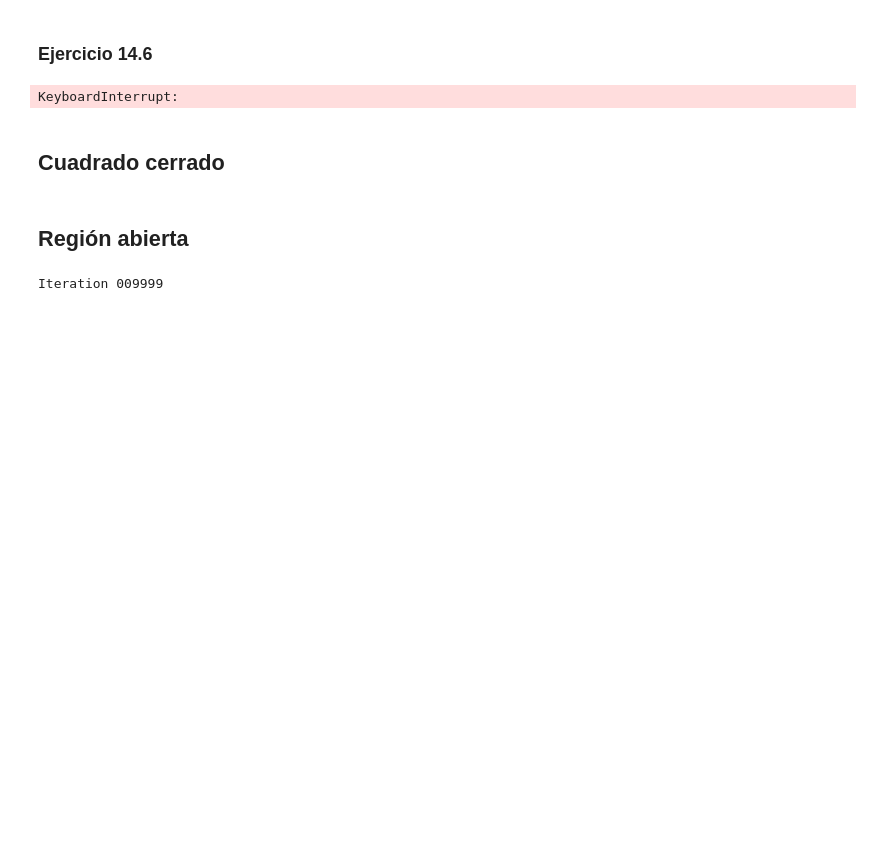
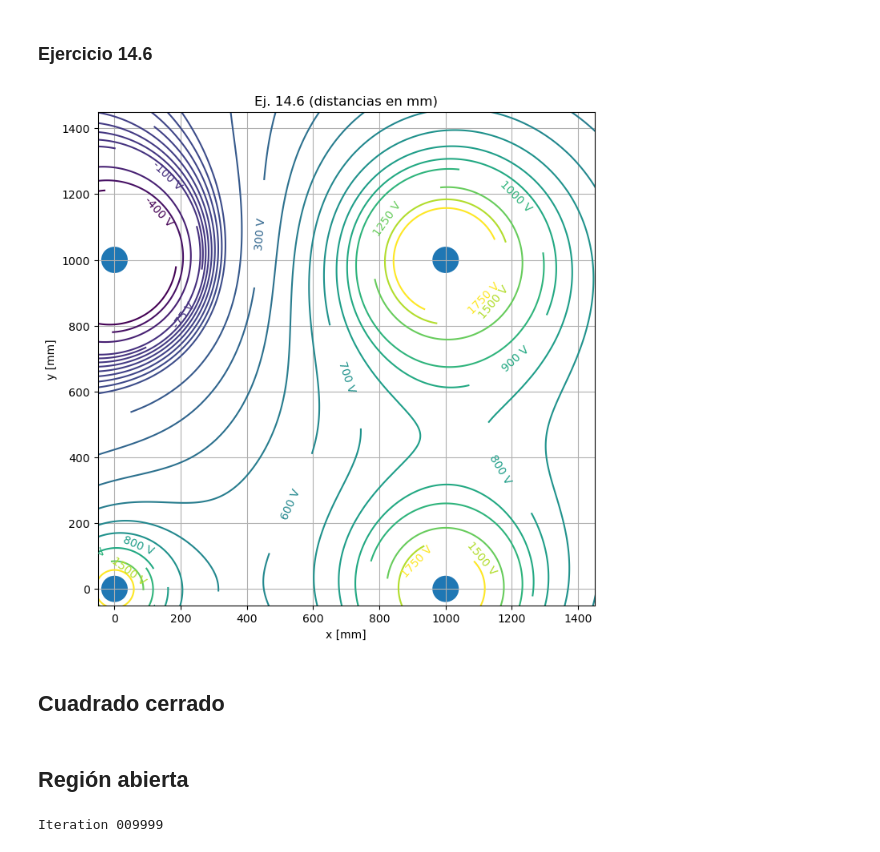
Before and after one commit to epplugins/UTN, a Jupyter notebook: electromagnetismo/em_potencial.ipynb, the cells around one changed output. Saved outputs shown, nothing was run; the diff lists cells and outputs as text; code cells hidden in the pictures; blank space fills up the shorter version.

```diff
--- a/electromagnetismo/em_potencial.ipynb
+++ b/electromagnetismo/em_potencial.ipynb
@@ -74,20 +93,24 @@ P = P_puntuales(cargas, 100, levels=levels, figsize=figsize, titulo=titulo)
 # %%
 cargas = [
     [0, 0, 10E-9],
     [0, 1000, -20E-9],
     [1000, 1000, 30E-9],
     [1000, 0, 20E-9],
 ]
-# levels = np.arange(-500,-100,100)
-# levels = np.concatenate([levels, np.arange(-100,100,25)])
-# levels = np.concatenate([levels, np.arange(100,500,100)])
+levels = np.arange(-400,-100,100)
+levels = np.concatenate([levels, np.arange(-100,100,25)])
+levels = np.concatenate([levels, np.arange(100,1000,100)])
+levels = np.concatenate([levels, np.arange(1000,2000,250)])
 # levels = [150, 200, ,600]
-levels = 5
-titulo = "q = 1E-9 C (distancias en mm)"
+# levels = 1
+roi = (-50,-50, 1500)
+titulo = "Ej. 14.6 (distancias en mm)"
 figsize = (8,8)
-P = P_puntuales(cargas, 20000, levels=levels, figsize=figsize, titulo=titulo)
+EF = False
+density = 1
+P = P_puntuales(cargas, 2000, levels=levels, roi=roi, figsize=figsize, titulo=titulo, EF=EF, density=density)
 # %% [output]
-KeyboardInterrupt:
+[figure, added]
 # %% [markdown]
 ## Cuadrado cerrado
 # %%
```
Also changed, not shown: parts of 4 cells of this notebook, 1 other file.
